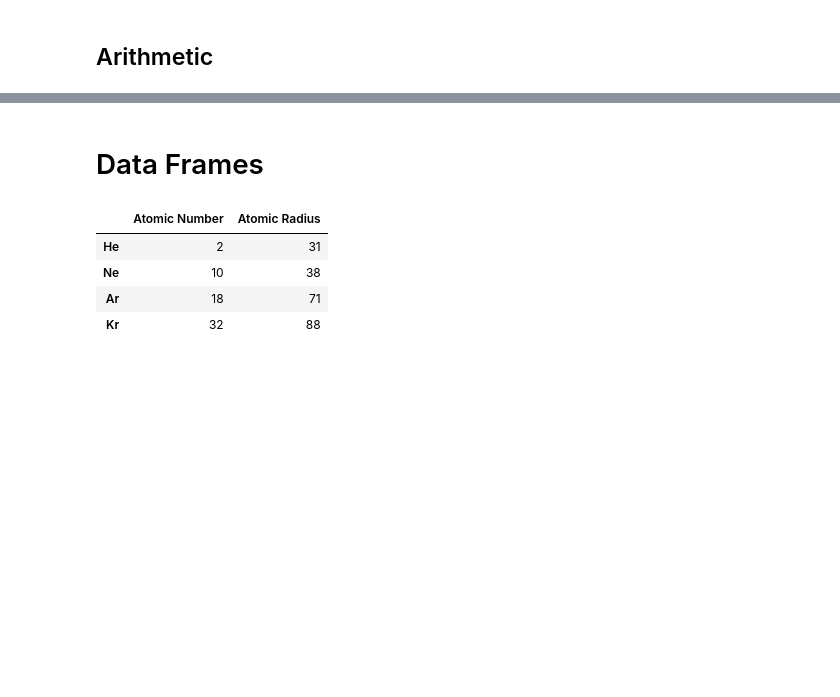
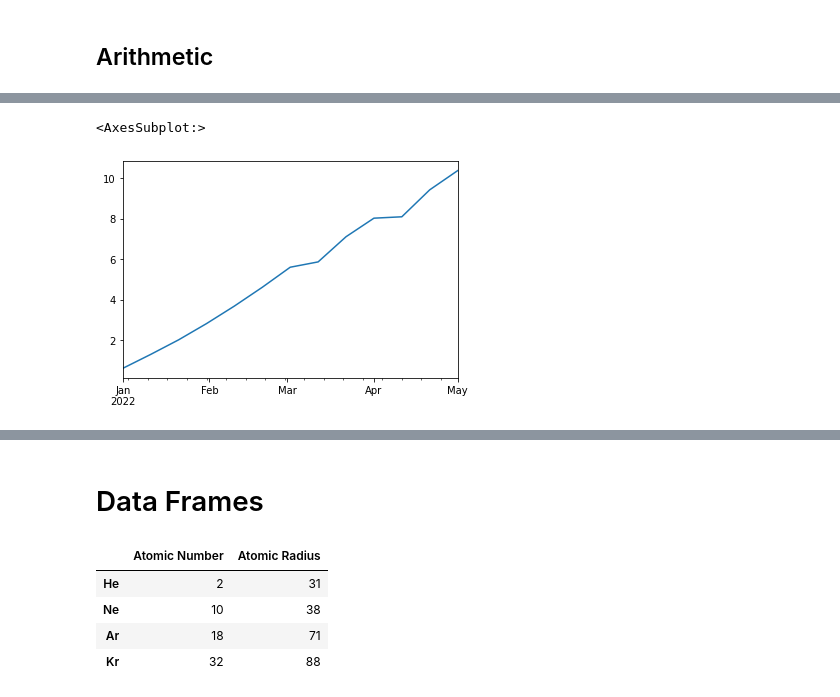
Before and after one commit to dhesse/IN-STK5000-Autumn-2022, a Jupyter notebook: nbhome/02 Pandas Basics.ipynb, the cells around one changed output, grey strips where cells are left out. Cells and saved outputs as stored; diff of their text form; code cells hidden in the pictures; blank space fills up the shorter version.

```diff
--- a/nbhome/02 Pandas Basics.ipynb
+++ b/nbhome/02 Pandas Basics.ipynb
@@ -185,0 +208,5 @@ dtype: float64
+# %%
+ts.resample('10D').mean().plot.line()
+# %% [output]
+<AxesSubplot:>
+[figure, added]
```
Also changed, not shown: parts of 31 cells of this notebook, 1 other file.
